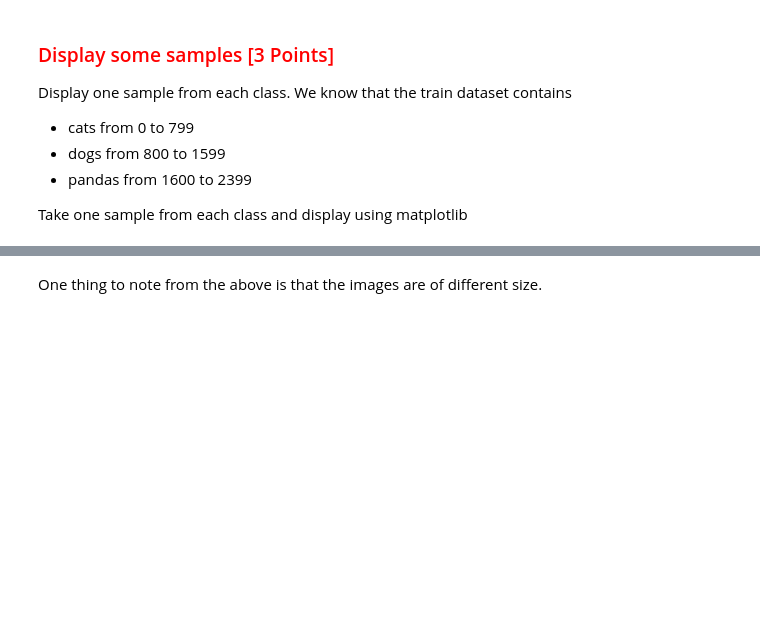
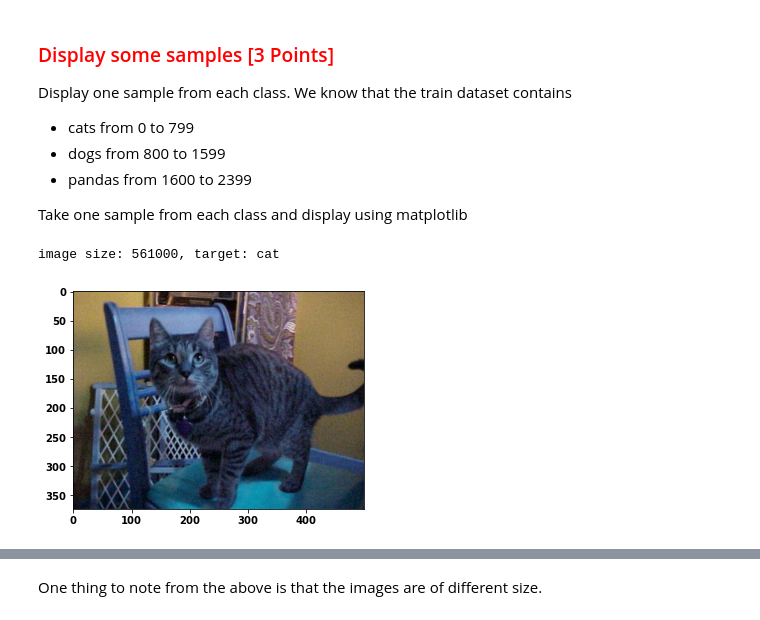
Before and after one commit to half-glass/deep_week5, a Jupyter notebook: Data_and_Pipeline_Check.ipynb, the cells around one changed output, grey strips where cells are left out. Cells and saved outputs as stored; diff of their text form; code cells hidden in the pictures; blank space fills up the shorter version.

```diff
--- a/Data_and_Pipeline_Check.ipynb
+++ b/Data_and_Pipeline_Check.ipynb
@@ -83,4 +95,17 @@ Display one sample from each class. We know that the train dataset contains
 - pandas from 1600 to 2399
 
 Take one sample from each class and display using matplotlib
+# %%
+import cv2
+imgIndex = 0
+img = cv2.imread(train_data.imgs[imgIndex][0])
+target = train_data.classes[train_data.imgs[imgIndex][1]]
+
+print('image size: {}, target: {}'.format(img.size, target))
+
+plt.imshow(img)
+plt.show()
+# %% [output]
+image size: 561000, target: cat
+[figure, added]
 # %%
```
Also changed, not shown: parts of 8 cells of this notebook, 1 other file.
